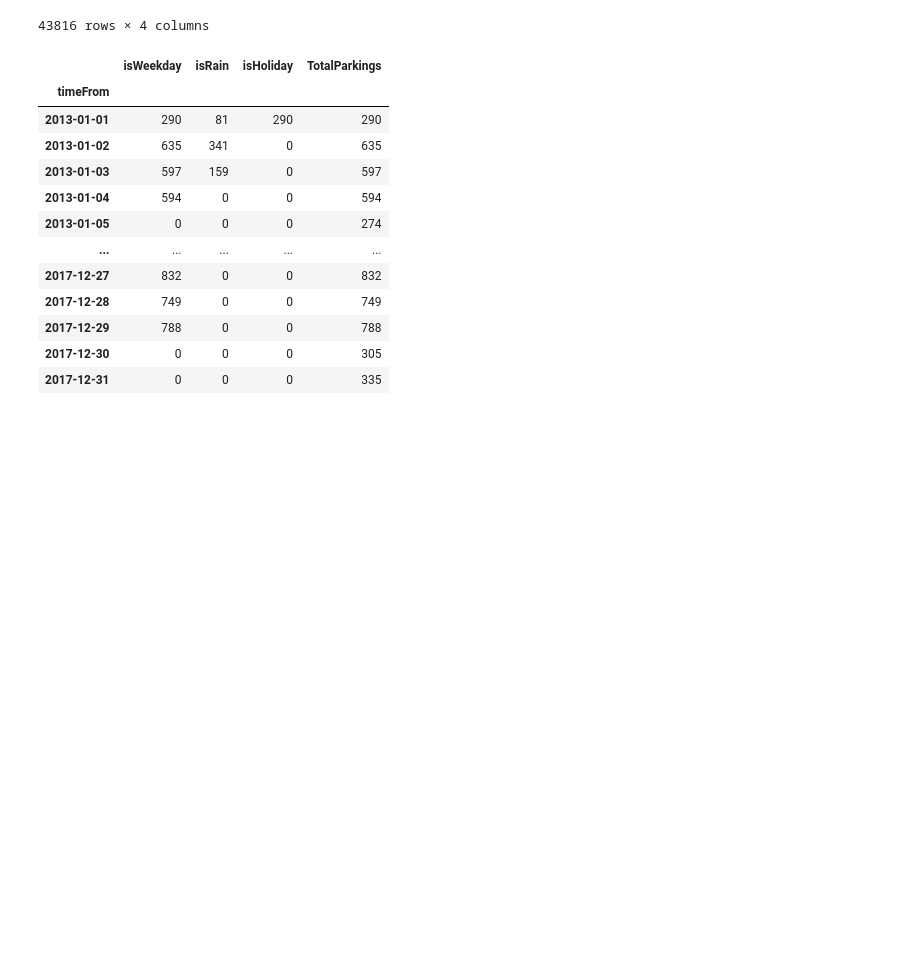
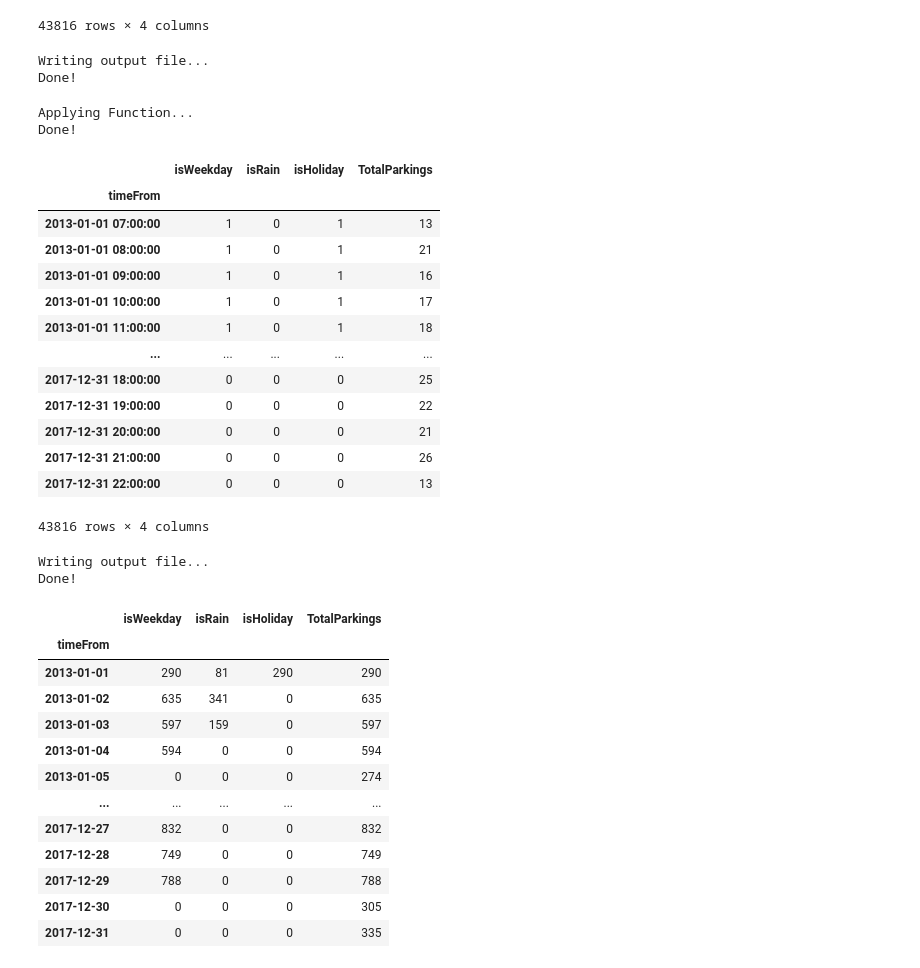
Before and after one commit to lrmendes/SmartParking-Data-Simulator, a Jupyter notebook: python/DataGenerator_ExportManyCSV.ipynb, the cells around one changed output. Drawn from its saved outputs; the diff is of its cells as text; code cells hidden in the pictures; blank space fills up the shorter version.

Commit message:
UPDATE -> Jupyter Notebook to Export CSV in different types

```diff
--- a/python/DataGenerator_ExportManyCSV.ipynb
+++ b/python/DataGenerator_ExportManyCSV.ipynb
@@ -63,6 +63,48 @@ df2
 | 2017-12-31 21:00:00 | 0 | 0 | 0 | 26 |
 | 2017-12-31 22:00:00 | 0 | 0 | 0 | 13 |
 43816 rows × 4 columns
+# %%
+# Export Dataset Above
+print("Writing output file...")
+df2.to_csv('dataset_grouped_by_hour.csv', index=True)
+print("Done!")
+# %% [output]
+Writing output file...
+Done!
+# %%
+# Export Dataset Above (With 1/0 in Boolean Columns)
+print("Applying Function...")
+df2_bol = df2.copy()
+df2_bol['isRain'] = df2_bol.apply((lambda x : 1 if x['isRain']>0 else 0),axis=1)
+df2_bol['isHoliday'] = df2_bol.apply((lambda x : 1 if x['isHoliday']>0 else 0),axis=1)
+df2_bol['isWeekday'] = df2_bol.apply((lambda x : 1 if x['isWeekday']>0 else 0),axis=1)
+print("Done!")
+df2_bol
+# %% [output]
+Applying Function...
+Done!
+|  | isWeekday | isRain | isHoliday | TotalParkings |
+| timeFrom |  |  |  |  |
+| 2013-01-01 07:00:00 | 1 | 0 | 1 | 13 |
+| 2013-01-01 08:00:00 | 1 | 0 | 1 | 21 |
+| 2013-01-01 09:00:00 | 1 | 0 | 1 | 16 |
+| 2013-01-01 10:00:00 | 1 | 0 | 1 | 17 |
+| 2013-01-01 11:00:00 | 1 | 0 | 1 | 18 |
+| ... | ... | ... | ... | ... |
+| 2017-12-31 18:00:00 | 0 | 0 | 0 | 25 |
+| 2017-12-31 19:00:00 | 0 | 0 | 0 | 22 |
+| 2017-12-31 20:00:00 | 0 | 0 | 0 | 21 |
+| 2017-12-31 21:00:00 | 0 | 0 | 0 | 26 |
+| 2017-12-31 22:00:00 | 0 | 0 | 0 | 13 |
+43816 rows × 4 columns
+# %%
+# Export Dataset Above (With 1/0 in Boolean Columns)
+print("Writing output file...")
+df2_bol.to_csv('dataset_grouped_by_hour_boolean.csv', index=True)
+print("Done!")
+# %% [output]
+Writing output file...
+Done!
 # %%
 # Export Data Grouped By Day - 365 Rows by Year
 df3 = df2.copy()
```
Also changed, not shown: parts of 4 cells of this notebook.
